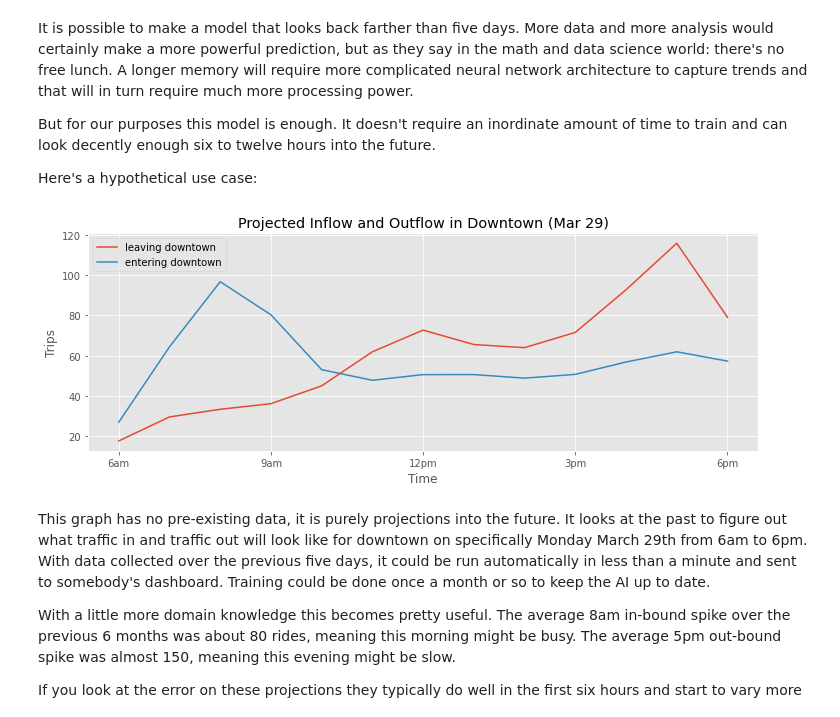
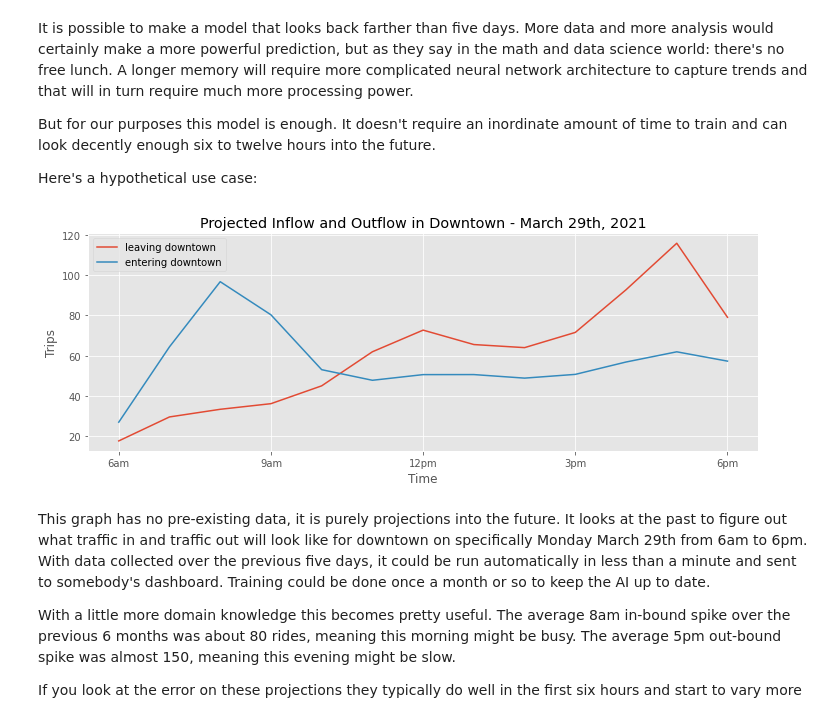
Before and after one commit to nick-kopy/Predicting-Bike-Rental-Station-Traffic, a Jupyter notebook: prediction.ipynb, the cells around one changed output. Drawn from its saved outputs; the diff is of its cells as text; code cells hidden in the pictures.

```diff
--- a/prediction.ipynb
+++ b/prediction.ipynb
@@ -172,16 +172,16 @@ pred_out = gru_downtown_out.scaler.inverse_transform(pred_out.reshape(-1, 1))
 # %%
 fig, ax = plt.subplots(figsize=(12,4))
 
 ax.plot(np.arange(13), pred_out, label='leaving downtown')
 ax.plot(np.arange(13), pred_in, label='entering downtown')
 ax.set_xticks([0,3,6,9,12])
 ax.set_xticklabels(['6am','9am','12pm','3pm','6pm'])
-ax.set_title('Projected Inflow and Outflow in Downtown (Mar 29)')
+ax.set_title('Projected Inflow and Outflow in Downtown - March 29th, 2021')
 ax.set_xlabel('Time')
 ax.set_ylabel('Trips')
 ax.legend();
 # %% [output]
-[figure, old version]
+[figure, new version]
 # %% [markdown]
 This graph has no pre-existing data, it is purely projections into the future. It looks at the past to figure out what traffic in and traffic out will look like for downtown on specifically Monday March 29th from 6am to 6pm. With data collected over the previous five days, it could be run automatically in less than a minute and sent to somebody's dashboard. Training could be done once a month or so to keep the AI up to date.
 
```
Also changed, not shown: parts of 11 cells of this notebook, 12 other files.
